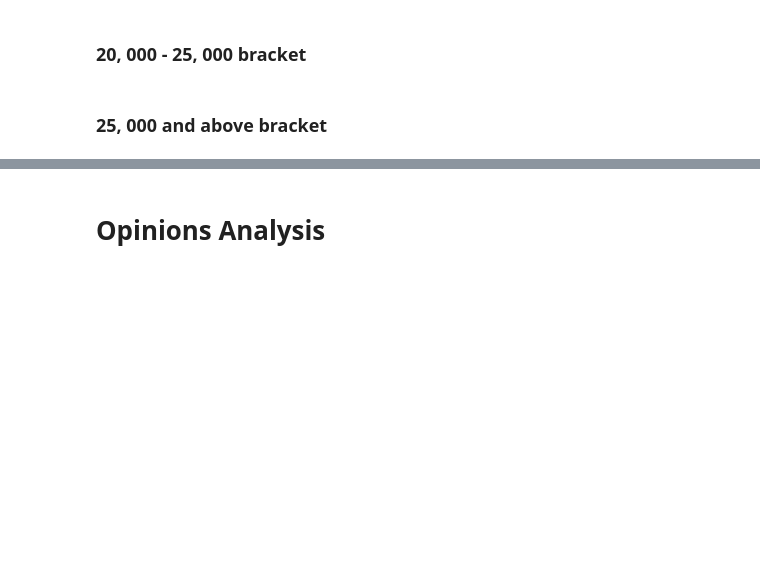
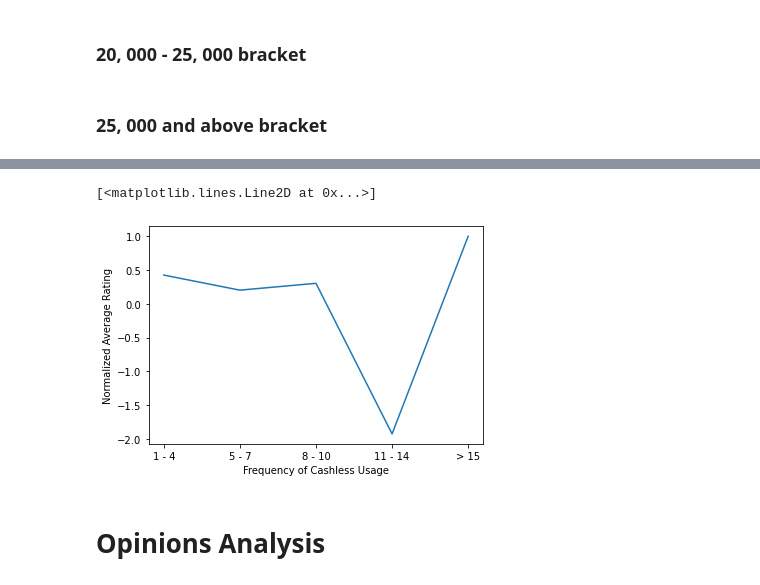
Before and after one commit to geosefuy/sthciux-cashless, a Jupyter notebook: [STHCIUX] Needfinding Study Exploratory Data Analysis.ipynb, the cells around one changed output, grey strips where cells are left out. Saved outputs shown, nothing was run; the diff lists cells and outputs as text; code cells hidden in the pictures; blank space fills up the shorter version.

Commit message:
Added rating vs freq

```diff
--- a/[STHCIUX] Needfinding Study Exploratory Data Analysis.ipynb
+++ b/[STHCIUX] Needfinding Study Exploratory Data Analysis.ipynb
@@ -526,0 +529,7 @@ _25000
+# %%
+from sklearn import preprocessing
+
+df = responses_df[['cashless_usage', 'rating']].sort_values(by="cashless_usage")
+df = df.groupby(['cashless_usage']).mean()
+df = df.loc[['1 - 4', '5 - 7', '8 - 10', '11 - 14', '> 15']]
+df
@@ -527,3 +544,19 @@ _25000
+# %%
+# Normalize
+x = df[['rating']].values.astype(float)
+x_scaled = preprocessing.scale(x)
+df_normalized = pd.DataFrame(x_scaled)
+df_normalized = df_normalized.rename(columns={0:'avg_rating'})
+# %%
+rating_norm = pd.Series(df_normalized['avg_rating'])
+df['rating_normalized'] = pd.Series(rating_norm.values, index=df.index)
+# %%
+plt.xlabel('Frequency of Cashless Usage')
+plt.ylabel('Normalized Average Rating')
+plt.plot(df['rating_normalized'])
+# %% [output]
+[<matplotlib.lines.Line2D at 0x...>]
+[figure, added]
 # %% [markdown]
 # Opinions Analysis
 # %%
```
Also changed, not shown: parts of 2 cells of this notebook.
